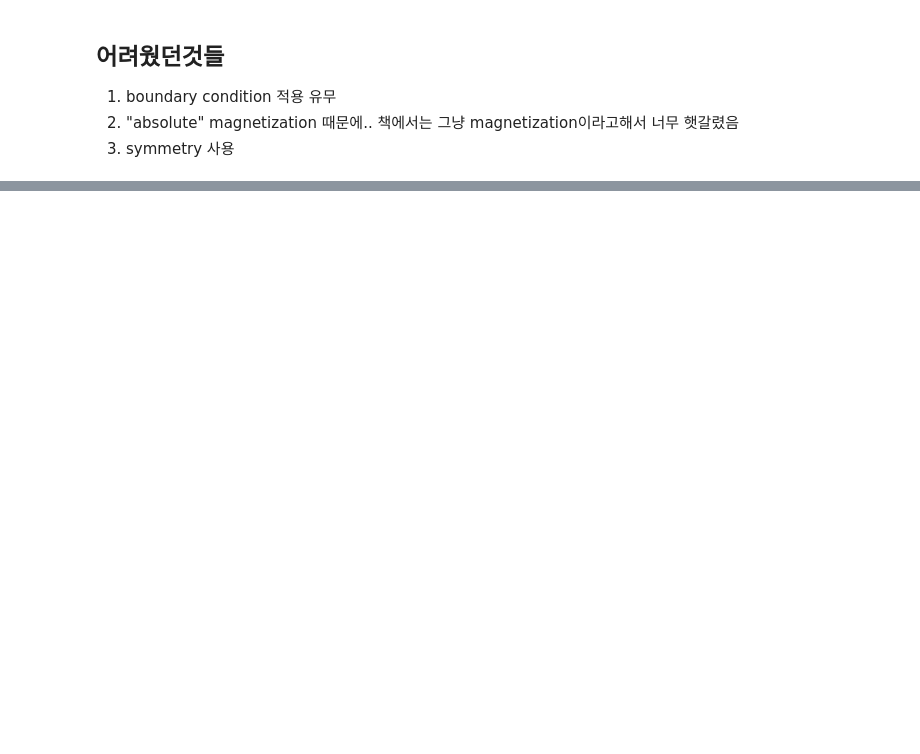
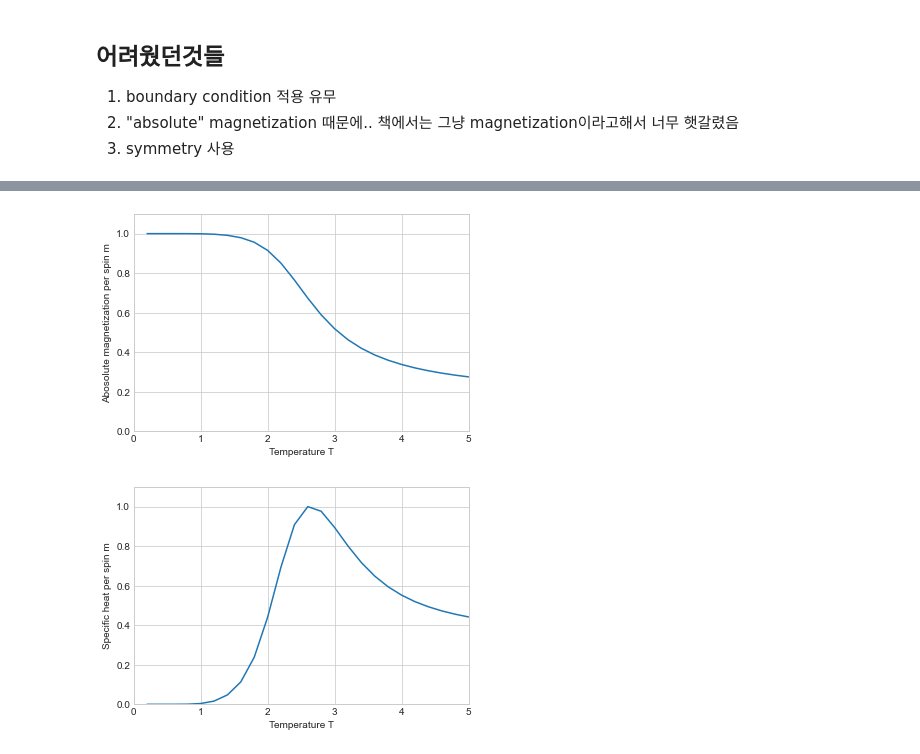
Before and after one commit to holywater2/2021F_Monte_Carlo, a Jupyter notebook: Code_F21_MonteCarlo/Newman_Barkema/python/1_Exact_Ising_Calculator.ipynb, the cells around one changed output, grey strips where cells are left out. Cells and saved outputs as stored; diff of their text form; code cells hidden in the pictures; blank space fills up the shorter version.

```diff
--- a/Code_F21_MonteCarlo/Newman_Barkema/python/1_Exact_Ising_Calculator.ipynb
+++ b/Code_F21_MonteCarlo/Newman_Barkema/python/1_Exact_Ising_Calculator.ipynb
@@ -152,0 +225,10 @@ L55.plot()
+# %%
+L55 = Ising(5,40)
+L55.generator_s(1)
+L55.calc()
+L55.plot_mag("L55")
+L55.plot_spec("L55")
+L55.save("L55_40intv")
+# %% [output]
+[figure, added]
+[figure, added]
```
Also changed, not shown: parts of 9 cells of this notebook.
